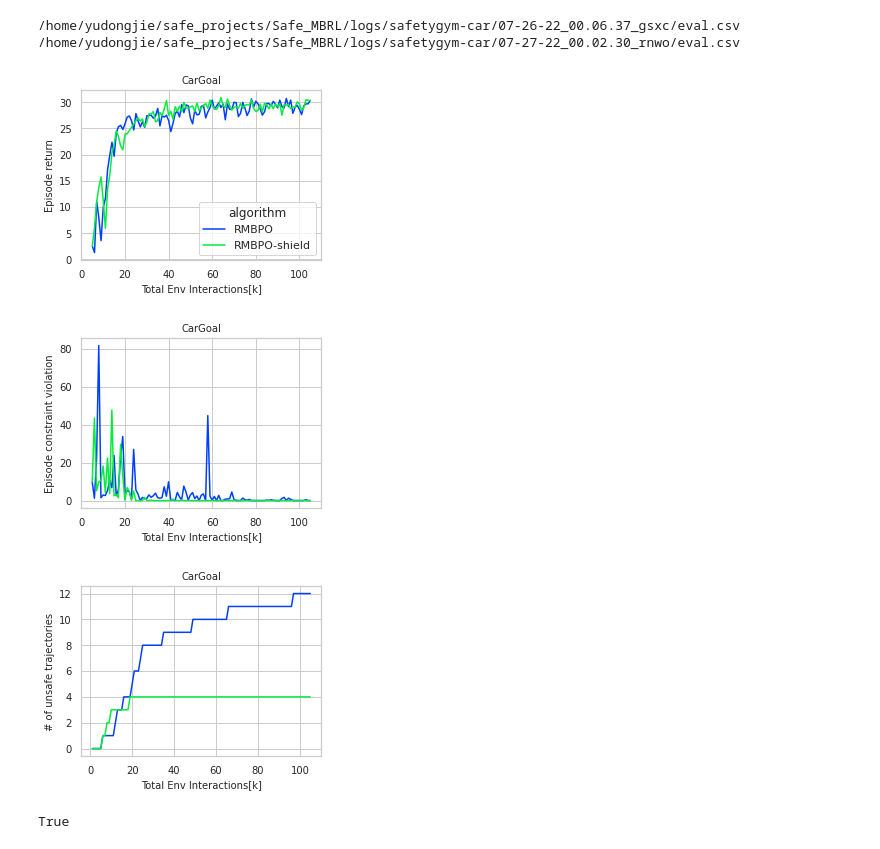
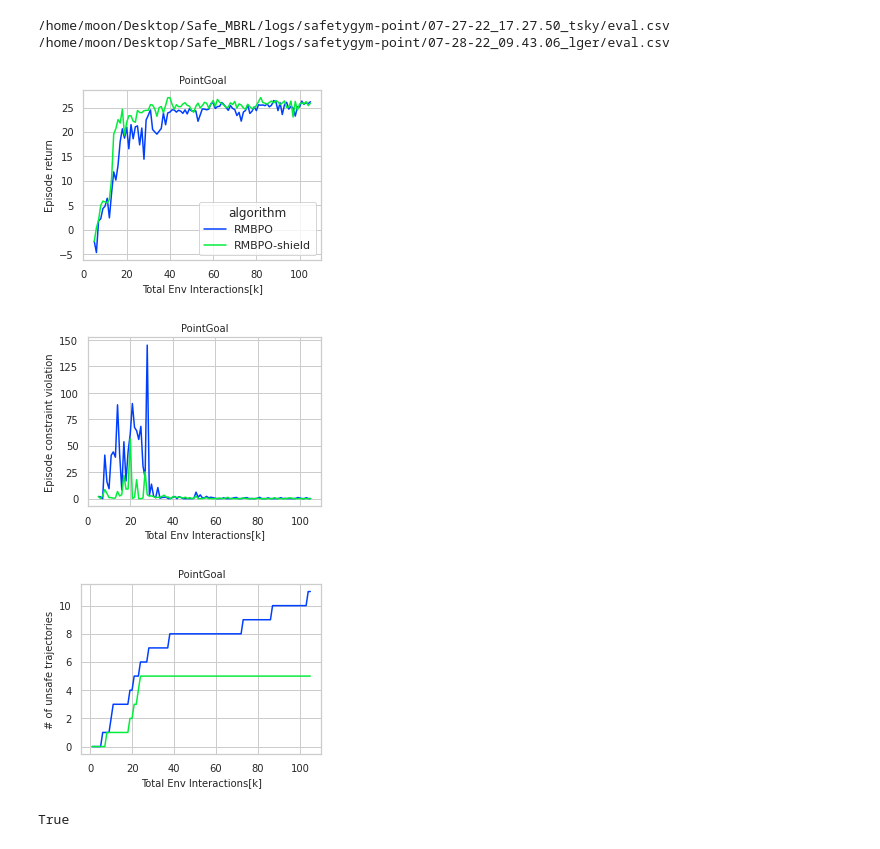
Before and after one commit to ManUtdMoon/Distributional-Reachability-Policy-Optimization, a Jupyter notebook: src/viz_curves.ipynb, the cells around one changed output. Saved outputs shown, nothing was run; the diff lists cells and outputs as text; code cells hidden in the pictures.

```diff
--- a/src/viz_curves.ipynb
+++ b/src/viz_curves.ipynb
@@ -91,6 +91,15 @@ RESULTS_DIR = {
         ],
         'RMBPO-shield': [
             '07-27-22_00.02.30_rnwo',
+        ]
+    },
+
+    'safetygym-point': {
+        'RMBPO': [
+            '07-27-22_17.27.50_tsky',
+        ],
+        'RMBPO-shield': [
+            '07-28-22_09.43.06_lger',
         ]
     },
 
@@ -178,39 +187,39 @@ def plot_eval_results_of_all_alg_n_runs(task):
     total_eval_df = eval_list[0].append(eval_list[1:], ignore_index=True) if len(eval_list) > 1 else \
                     eval_list[0]
 
     for i, tag in enumerate(tag2plot):
         figsize = (4, 3)
         plt.figure(figsize=figsize)  # figsize=figsize
         ax1 = plt.axes()  # f1.add_axes(axes_size)
         sns.lineplot(
             x="steps sampled",
             y=tag,
             hue="algorithm",
             data=total_eval_df if is_eval_metric(tag) else total_train_df,
         )
 
         ax1.set_ylabel(tag_name_dict[tag], fontsize=fontsize)
         ax1.set_xlabel("Total Env Interactions[k]", fontsize=fontsize)
         handles, labels = ax1.get_legend_handles_labels()
         if i != 0:
             ax1.get_legend().remove()
 
         plt.yticks(fontsize=fontsize)
         plt.xticks(fontsize=fontsize)
         plt.tight_layout(pad=0.5)
         plt.title(env_name_dict[task], fontsize=fontsize)
 
         plt.show()
 
 
-plot_eval_results_of_all_alg_n_runs('safetygym-car')
+plot_eval_results_of_all_alg_n_runs('safetygym-point')
 #
 # %% [output]
-/home/yudongjie/safe_projects/Safe_MBRL/logs/safetygym-car/07-26-22_00.06.37_gsxc/eval.csv
-/home/yudongjie/safe_projects/Safe_MBRL/logs/safetygym-car/07-27-22_00.02.30_rnwo/eval.csv
+/home/moon/Desktop/Safe_MBRL/logs/safetygym-point/07-27-22_17.27.50_tsky/eval.csv
+/home/moon/Desktop/Safe_MBRL/logs/safetygym-point/07-28-22_09.43.06_lger/eval.csv
-[figure, old version]
+[figure, new version]
-[figure, old version]
+[figure, new version]
-[figure, old version]
+[figure, new version]
 # %%
 is_eval_metric('episode_return')
 # %% [output]
```
Also changed, not shown: parts of 1 cell of this notebook, 4 other files.
